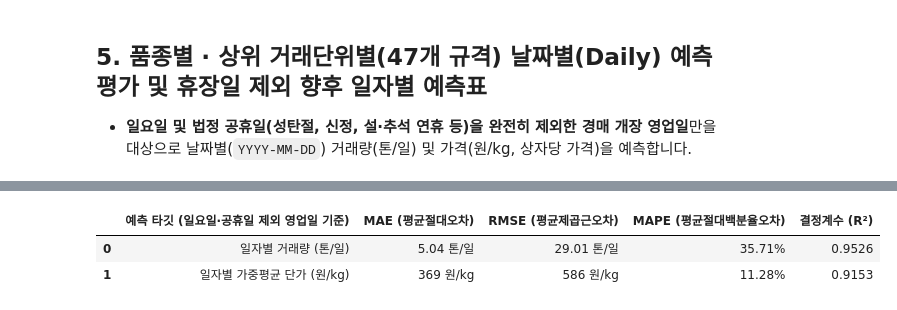
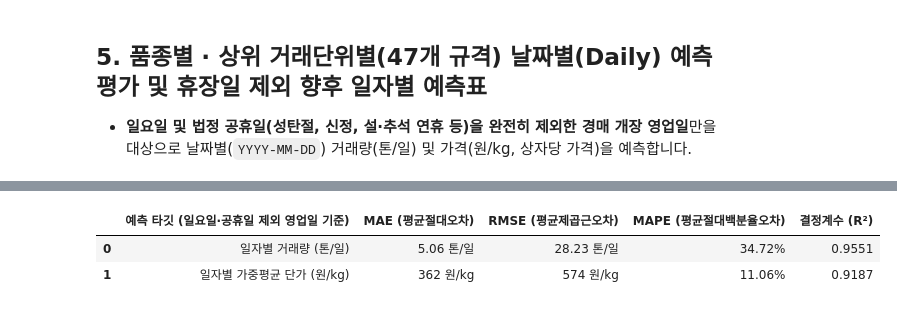
Before and after one commit to hongdonjoo70/new, a Jupyter notebook: random_forest.ipynb, the cells around one changed output, grey strips where cells are left out. Cells and saved outputs as stored; diff of their text form; code cells hidden in the pictures.

```diff
--- a/random_forest.ipynb
+++ b/random_forest.ipynb
@@ -1053,7 +1456,7 @@ plt.show()
 ## 5. 품종별 · 상위 거래단위별(47개 규격) 날짜별(Daily) 예측 평가 및 휴장일 제외 향후 일자별 예측표
 - **일요일 및 법정 공휴일(성탄절, 신정, 설·추석 연휴 등)을 완전히 제외한 경매 개장 영업일**만을 대상으로 날짜별(`YYYY-MM-DD`) 거래량(톤/일) 및 가격(원/kg, 상자당 가격)을 예측합니다.
 # %%
-# 1) 전체 일자별 데이터셋에 대한 GPU TFT 추론 및 역변환
+# 1) 전체 일자별 데이터셋에 대한 RandomForest 추론 및 역변환
 eval_daily = daily_df.copy()
 X_all_v, L_all_v, _, _, _ = prep_daily_arrays(eval_daily, feature_cols_vol, lag_cols_vol, 'target_vol_log', mv_v, sv_v)
 X_all_p, L_all_p, _, _, _ = prep_daily_arrays(eval_daily, feature_cols_prc, lag_cols_prc, 'target_prc_norm', mv_p, sv_p)
@@ -1095,11 +1498,12 @@ metrics_summary = pd.DataFrame({
     'MAPE (평균절대백분율오차)': [f"{v_mape:.2f}%", f"{p_mape:.2f}%"],
     '결정계수 (R²)': [f"{v_r2:.4f}", f"{p_r2:.4f}"]
 })
-print("[Random Forest (Quantile Regression Forest) 모델 날짜별(Daily) 전체 예측 성능 요약 (설·추석 명절 효과 반영 & 휴장일 제외)]")
+print("[Random Forest (Quantile Regression Forest) 모델 날짜별(Daily) 전체 예측 성능 요약 (1주일 전 및 예년 해당 시점 가격·거래량 변화량 반영)]")
 display(metrics_summary)
 
-# 3) 47개 (품종 × 거래단위)별 2026년 날짜별(Daily) 실제 vs RandomForest 예측 요약표
+# 3) 47개 (품종 × 거래단위)별 예년(2021~2025년) vs 2026년 실제 vs RandomForest 예상(예측) 요약표
 val_2026_daily = eval_daily[eval_daily['year'] == 2026].copy()
+hist_21_25_daily = eval_daily[eval_daily['year'] <= 2025].copy()
 group_eval_rows = []
 
 for _, u_row in top5_units.iterrows():
@@ -1107,13 +1511,16 @@ for _, u_row in top5_units.iterrows():
     sub_d = val_2026_daily[val_2026_daily['group_id'] == gid]
     if len(sub_d) == 0:
         sub_d = eval_daily[eval_daily['group_id'] == gid].tail(60)
+    sub_h21 = hist_21_25_daily[hist_21_25_daily['group_id'] == gid]
 
     n_days = len(sub_d)
+    hist_daily_vol = sub_d['hist_wk_vol_ton'].mean() if 'hist_wk_vol_ton' in sub_d else sub_h21['volume_ton'].mean()
     act_daily_vol = sub_d['volume_ton'].mean()
     pred_daily_vol = sub_d['pred_vol_p50'].mean()
     pred_daily_p10 = sub_d['pred_vol_p10'].mean()
     pred_daily_p90 = sub_d['pred_vol_p90'].mean()
 
+    hist_daily_prc = sub_d['hist_wk_prc_kg'].mean() if 'hist_wk_prc_kg' in sub_d else sub_h21['unit_price_kg_clean'].mean()
     act_daily_prc = sub_d['unit_price_kg_clean'].mean()
     pred_daily_prc = sub_d['pred_prc_p50'].mean()
     pred_daily_box = sub_d['pred_box_price_p50'].mean()
@@ -1125,15 +1532,19 @@ for _, u_row in top5_units.iterrows():
         '거래단위': u_row['box_unit'],
         '품종내 비중': f"{u_row['품종내_건수비중(%)']:.1f}%",
         '26년 거래일수': f"{n_days}일",
+        '예년(21~25) 평균물량': f"{hist_daily_vol:,.2f} 톤/일",
         '일평균 실제 거래량': f"{act_daily_vol:,.2f} 톤/일",
         '일평균 예측 거래량(P50)': f"{pred_daily_vol:,.2f} 톤/일",
         '일평균 예측구간(P10~P90)': f"{pred_daily_p10:,.2f} ~ {pred_daily_p90:,.2f} 톤/일",
+        '예년(21~25) 평균단가': f"{hist_daily_prc:,.0f} 원",
         '일평균 실제단가(원/kg)': f"{act_daily_prc:,.0f} 원",
         '일평균 예측단가(원/kg)': f"{pred_daily_prc:,.0f} 원",
         '예측 상자당가격': f"{pred_daily_box:,.0f} 원",
         '일별 단가 MAPE': f"{prc_mape:.1f}%",
+        '_hist_vol': hist_daily_vol,
         '_act_vol': act_daily_vol,
         '_pred_vol': pred_daily_vol,
+        '_hist_prc': hist_daily_prc,
         '_act_prc': act_daily_prc,
         '_pred_prc': pred_daily_prc
     })
@@ -1141,13 +1552,13 @@ for _, u_row in top5_units.iterrows():
 group_eval_df = pd.DataFrame(group_eval_rows)
 display_cols = [
     '품종명', '순위', '거래단위', '품종내 비중', '26년 거래일수',
-    '일평균 실제 거래량', '일평균 예측 거래량(P50)', '일평균 예측구간(P10~P90)',
-    '일평균 실제단가(원/kg)', '일평균 예측단가(원/kg)', '예측 상자당가격', '일별 단가 MAPE'
+    '예년(21~25) 평균물량', '일평균 실제 거래량', '일평균 예측 거래량(P50)', '일평균 예측구간(P10~P90)',
+    '예년(21~25) 평균단가', '일평균 실제단가(원/kg)', '일평균 예측단가(원/kg)', '예측 상자당가격', '일별 단가 MAPE'
 ]
-print(f"\n[7번 선정 47개 (품종 × 거래단위)별 2026년 날짜별(Daily) 실제 vs RandomForest 예측 요약표]")
+print(f"\n[7번 선정 47개 (품종 × 거래단위)별 예년(2021~2025년) vs 2026년 실제 vs RandomForest 예측 요약표]")
 display(group_eval_df[display_cols])
 
-# 4) 일요일 및 공휴일(신정, 설·추석 연휴, 성탄절 등)을 제외한 향후 경매 영업일 날짜별 롤링 예측 (2026-11-12 ~ 2027-02-20, 설날 전후 포함)
+# 4) 일요일 및 공휴일을 제외한 향후 경매 영업일 날짜별 롤링 예측 (2026-11-12 ~ 2027-02-20, 1주전 및 예년 동시점 변화량 동적 반영)
 raw_future_dates = pd.date_range('2026-11-12', '2027-02-20', freq='D')
 future_dates = [
     d for d in raw_future_dates
@@ -1194,7 +1605,6 @@ for f_dt in future_dates:
     f_week_idx = min(52, (f_doy - 1) // 7 + 1)
     step_rows = []
     for _, u_row in top5_units.iterrows():
-        # 해당 미래 일자(f_dt)의 주차(f_week_idx)가 품종별 비수기(Off-Season)인 경우 예측에서 제외
         if (u_row['variety'], f_week_idx) not in active_season_pairs:
             continue
         gid = u_row['group_id']
@@ -1205,19 +1615,41 @@ for f_dt in future_dates:
         sm = grp_month_prof[(grp_month_prof['group_id'] == gid) & (grp_month_prof['month'] == f_month)]
         s_vol = float(sm['seasonal_vol_mean'].iloc[0]) if len(sm) > 0 else h_info['grp_vol_mean']
         s_prc = float(sm['seasonal_prc_mean'].iloc[0]) if len(sm) > 0 else h_info['grp_prc_mean']
+        s_log_vol = np.log1p(max(0.0, s_vol))
+        s_norm_prc = (s_prc - h_info['grp_prc_mean']) / h_info['grp_prc_std']
 
         hm = grp_hol_prof[(grp_hol_prof['group_id'] == gid) & (grp_hol_prof['holiday_period'] == h_cal['holiday_period'])]
         h_prc_med = float(hm['hol_prc_median'].iloc[0]) if len(hm) > 0 else s_prc
         h_vol_mn = float(hm['hol_vol_mean'].iloc[0]) if len(hm) > 0 else s_vol
 
         hol_prc_eff = np.clip((h_prc_med - s_prc) / h_info['grp_prc_std'], -1.5, 1.5)
-        hol_vol_eff = np.clip(np.log1p(max(0.0, h_vol_mn)) - np.log1p(max(0.0, s_vol)), -1.5, 1.5)
+        hol_vol_eff = np.clip(np.log1p(max(0.0, h_vol_mn)) - s_log_vol, -1.5, 1.5)
 
         wm = grp_wx_prof[(grp_wx_prof['group_id'] == gid) & (grp_wx_prof['month'] == f_month) & (grp_wx_prof['wx_rain_regime'] == f_rain_reg)]
         w_prc_med = float(wm['wx_prc_median'].iloc[0]) if len(wm) > 0 else s_prc
         w_vol_mn = float(wm['wx_vol_mean'].iloc[0]) if len(wm) > 0 else s_vol
         wx_prc_eff = np.clip((w_prc_med - s_prc) / h_info['grp_prc_std'], -1.5, 1.5)
-        wx_vol_eff = np.clip(np.log1p(max(0.0, w_vol_mn)) - np.log1p(max(0.0, s_vol)), -1.5, 1.5)
+        wx_vol_eff = np.clip(np.log1p(max(0.0, w_vol_mn)) - s_log_vol, -1.5, 1.5)
+
+        yoy_info = yoy_lookup_dict.get((gid, f_year, f_week_idx), {
+            'hist_wk_vol_ton': s_vol,
+            'hist_wk_prc_kg': s_prc,
+            'yoy_same_period_log_vol': s_log_vol,
+            'yoy_same_period_norm_prc': s_norm_prc,
+            'yoy_same_period_vol_diff': 0.0,
+            'yoy_same_period_prc_diff': 0.0
+        })
+        hist_v_21_25 = float(yoy_info.get('hist_wk_vol_ton', s_vol))
+        hist_p_21_25 = float(yoy_info.get('hist_wk_prc_kg', s_prc))
+        yoy_v_lvl = float(yoy_info['yoy_same_period_log_vol'])
+        yoy_p_lvl = float(yoy_info['yoy_same_period_norm_prc'])
+        yoy_v_diff = float(yoy_info['yoy_same_period_vol_diff'])
+        yoy_p_diff = float(yoy_info['yoy_same_period_prc_diff'])
+
+        v_lag7 = l_vols[-7] if len(l_vols) >= 7 else l_vols[0]
+        p_lag7 = n_prcs[-7] if len(n_prcs) >= 7 else n_prcs[0]
+        v_roll7 = float(np.mean(l_vols[-7:]))
+        p_roll7 = float(np.mean(n_prcs[-7:]))
 
         step_rows.append({
             'date': f_dt,
@@ -1229,11 +1661,13 @@ for f_dt in future_dates:
             'grp_prc_mean': h_info['grp_prc_mean'],
             'grp_prc_std': h_info['grp_prc_std'],
             'seasonal_vol_mean': s_vol,
+            'hist_wk_vol_ton': hist_v_21_25,
+            'hist_wk_prc_kg': hist_p_21_25,
             'log_grp_vol_mean': np.log1p(h_info['grp_vol_mean']),
             'norm_grp_prc_mean': h_info['grp_prc_mean'] / 5000.0,
             'norm_unit_weight': h_info['unit_weight_kg'] / 10.0,
-            'seasonal_log_vol': np.log1p(max(0.0, s_vol)),
-            'norm_seasonal_prc': (s_prc - h_info['grp_prc_mean']) / h_info['grp_prc_std'],
+            'seasonal_log_vol': s_log_vol,
+            'norm_seasonal_prc': s_norm_prc,
             'seollal_pre_surge': h_cal['seollal_pre_surge'],
             'seollal_post_dip': h_cal['seollal_post_dip'],
             'chuseok_pre_surge': h_cal['chuseok_pre_surge'],
@@ -1257,18 +1691,28 @@ for f_dt in future_dates:
             'log_vol_lag_1': l_vols[-1],
             'log_vol_lag_2': l_vols[-2],
             'log_vol_lag_3': l_vols[-3],
-            'log_vol_lag_7': l_vols[-7] if len(l_vols) >= 7 else l_vols[0],
+            'log_vol_lag_7': v_lag7,
+            'vol_diff_1w': float(np.clip(l_vols[-1] - v_lag7, -2.5, 2.5)),
+            'yoy_same_period_log_vol': yoy_v_lvl,
+            'yoy_same_period_vol_diff': yoy_v_diff,
+            'vol_yoy_change': float(np.clip(v_roll7 - yoy_v_lvl, -2.5, 2.5)),
+            'exp_vol_yoy_chg': float(max(0.0, v_lag7 + yoy_v_diff)),
             'log_vol_lag_14': l_vols[-14] if len(l_vols) >= 14 else l_vols[0],
             'log_vol_lag_30': l_vols[-30] if len(l_vols) >= 30 else l_vols[0],
-            'vol_roll7_mean': float(np.mean(l_vols[-7:])),
+            'vol_roll7_mean': v_roll7,
             'vol_roll14_mean': float(np.mean(l_vols[-14:])),
             'norm_prc_lag_1': n_prcs[-1],
             'norm_prc_lag_2': n_prcs[-2],
             'norm_prc_lag_3': n_prcs[-3],
-            'norm_prc_lag_7': n_prcs[-7] if len(n_prcs) >= 7 else n_prcs[0],
+            'norm_prc_lag_7': p_lag7,
+            'prc_diff_1w': float(np.clip(n_prcs[-1] - p_lag7, -2.5, 2.5)),
+            'yoy_same_period_norm_prc': yoy_p_lvl,
+            'yoy_same_period_prc_diff': yoy_p_diff,
+            'prc_yoy_change': float(np.clip(p_roll7 - yoy_p_lvl, -2.5, 2.5)),
+            'exp_prc_yoy_chg': float(np.clip(p_lag7 + yoy_p_diff, -3.0, 3.0)),
             'norm_prc_lag_14': n_prcs[-14] if len(n_prcs) >= 14 else n_prcs[0],
             'norm_prc_lag_30': n_prcs[-30] if len(n_prcs) >= 30 else n_prcs[0],
-            'norm_prc_roll7': float(np.mean(n_prcs[-7:])),
+            'norm_prc_roll7': p_roll7,
             'norm_prc_roll14': float(np.mean(n_prcs[-14:])),
             'ratio_teuk_lag1': h_info['grp_teuk_mean'],
             'target_vol_log': 0.0,
@@ -1284,9 +1728,8 @@ for f_dt in future_dates:
     pv_q = np.sort(pv_q, axis=1)
     pp_q = np.sort(pp_q, axis=1)
 
-    # 장기(3개월) 롤링 예측 시 계절·명절·1주전 기상 기대치와의 앵커링으로 다중 스텝 누적 표류 방지
-    anchor_v = (step_df['seasonal_log_vol'].values + 0.65 * step_df['holiday_vol_effect'].values + 0.35 * step_df['wx_vol_effect'].values)[:, None]
-    anchor_p = (step_df['norm_seasonal_prc'].values + 0.70 * step_df['holiday_prc_effect'].values + 0.35 * step_df['wx_prc_effect'].values)[:, None]
+    anchor_v = (0.55 * step_df['yoy_same_period_log_vol'].values + 0.45 * step_df['seasonal_log_vol'].values + 0.35 * step_df['yoy_same_period_vol_diff'].values + 0.65 * step_df['holiday_vol_effect'].values + 0.35 * step_df['wx_vol_effect'].values)[:, None]
+    anchor_p = (0.55 * step_df['yoy_same_period_norm_prc'].values + 0.45 * step_df['norm_seasonal_prc'].values + 0.35 * step_df['yoy_same_period_prc_diff'].values + 0.70 * step_df['holiday_prc_effect'].values + 0.35 * step_df['wx_prc_effect'].values)[:, None]
     pv_q = 0.72 * pv_q + 0.28 * anchor_v
     pp_q = 0.72 * pp_q + 0.28 * anchor_p
 
@@ -1310,7 +1753,6 @@ future_daily_df = pd.concat(future_daily_records, ignore_index=True)
 weekday_map_kor = {0: '월', 1: '화', 2: '수', 3: '목', 4: '금', 5: '토', 6: '일'}
 future_daily_df['요일'] = future_daily_df['date'].dt.dayofweek.map(weekday_map_kor)
 
-# 설날(2027-02-07) 전후 영업일 예측 비교 테이블 출력 (일요일 및 설 연휴 2/6~2/9 제외 확인)
 seol_window_view = future_daily_df[
     (future_daily_df['group_id'].isin(['한라봉_3kg상자', '레드향_3kg상자', '천혜향_3kg상자', '조생귤_5kg상자'])) &
     (future_daily_df['date'] >= '2027-01-28') & (future_daily_df['date'] <= '2027-02-15')
@@ -1322,7 +1764,9 @@ seol_future_display = pd.DataFrame({
     '명절구간': seol_window_view['holiday_period'],
     '품종명': seol_window_view['variety'],
     '거래단위': seol_window_view['box_unit'],
+    '예년(21~25) 동시점 물량': seol_window_view['hist_wk_vol_ton'].map('{:,.1f} 톤'.format),
     '예측 거래량(P50)': seol_window_view['pred_vol_p50'].map('{:,.1f} 톤'.format),
+    '예년(21~25) 동시점 단가': seol_window_view['hist_wk_prc_kg'].map('{:,.0f} 원'.format),
     '예측 단가(원/kg)': seol_window_view['pred_prc_p50'].map('{:,.0f} 원'.format),
     '예측 단가 구간(P10~P90)': [
         f"{p10:,.0f} ~ {p90:,.0f} 원"
@@ -1330,10 +1774,9 @@ seol_future_display = pd.DataFrame({
     ],
     '예측 상자당 가격': seol_window_view['pred_box_price_p50'].map('{:,.0f} 원'.format)
 })
-print("\n[설날(2027-02-07) 전후 경매 영업일 날짜별 예측 결과 (일요일·설 연휴 및 품종별 비수기 자동 제외 확인)]")
+print("\n[설날(2027-02-07) 전후 경매 영업일 날짜별 예년(2021~2025) 동시점 대비 예측 결과 (일요일·설 연휴 및 비수기 제외)]")
 display(seol_future_display.head(24))
 
-# 향후 예측 기간(2026-11-12 ~ 2027-02-20, 총 79영업일) 동안 품종별 출하기 예측 일수 vs 비수기 예측 제외 일수 요약
 fut_total_days = len(future_dates)
 fut_var_days = future_daily_df.groupby('variety')['date'].nunique().to_dict()
 fut_status_rows = []
@@ -1341,7 +1784,7 @@ for v in variety_order:
     n_pred_d = fut_var_days.get(v, 0)
     n_off_d = fut_total_days - n_pred_d
     if n_pred_d == fut_total_days:
-        status_str = '전 기간 출하기 (79일 전체 예측 수행)'
+        status_str = f'전 기간 출하기 ({fut_total_days}일 전체 예측 수행)'
     elif n_pred_d == 0:
         status_str = '전 기간 비수기 또는 단일규격 미달 (예측 제외)'
     else:
@@ -1366,5 +1809,5 @@ display(fut_offseason_check_df)
 
 [향후 예측 구간(2026-11-12 ~ 2027-02-20) 품종별 출하기 예측 수행 vs 비수기 예측 제외 현황]
 |  | 예측 타깃 (일요일·공휴일 제외 영업일 기준) | MAE (평균절대오차) | RMSE (평균제곱근오차) | MAPE (평균절대백분율오차) | 결정계수 (R²) |
-| 0 | 일자별 거래량 (톤/일) | 5.04 톤/일 | 29.01 톤/일 | 35.71% | 0.9526 |
-| 1 | 일자별 가중평균 단가 (원/kg) | 369 원/kg | 586 원/kg | 11.28% | 0.9153 |
+| 0 | 일자별 거래량 (톤/일) | 5.06 톤/일 | 28.23 톤/일 | 34.72% | 0.9551 |
+| 1 | 일자별 가중평균 단가 (원/kg) | 362 원/kg | 574 원/kg | 11.06% | 0.9187 |
```
Also changed, not shown: parts of 10 cells of this notebook, 3 other files.
